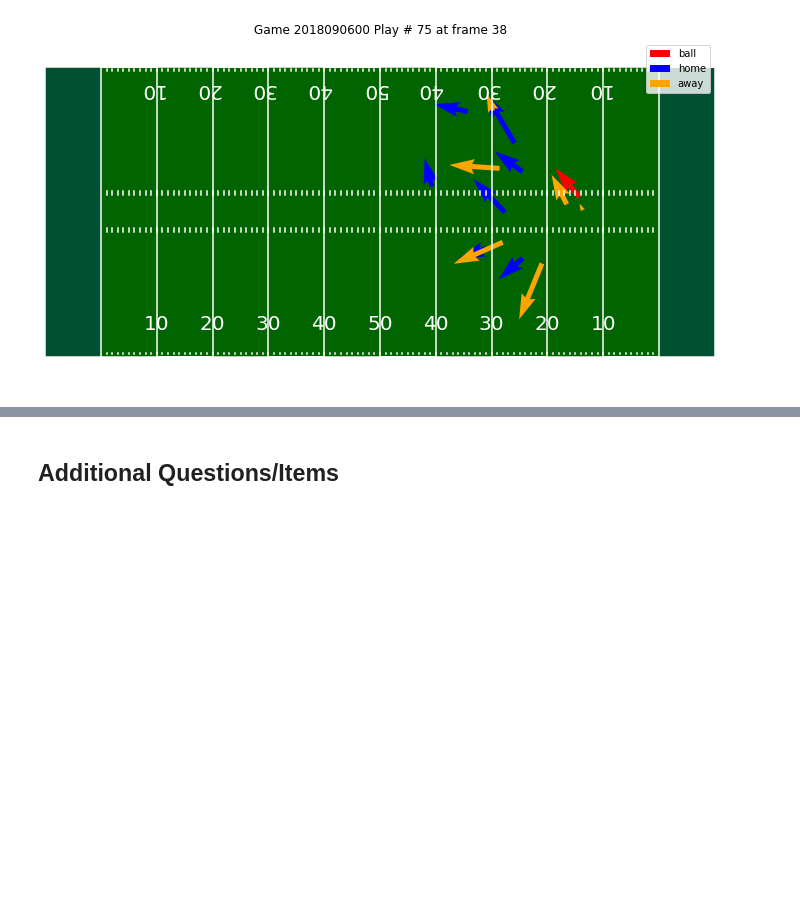
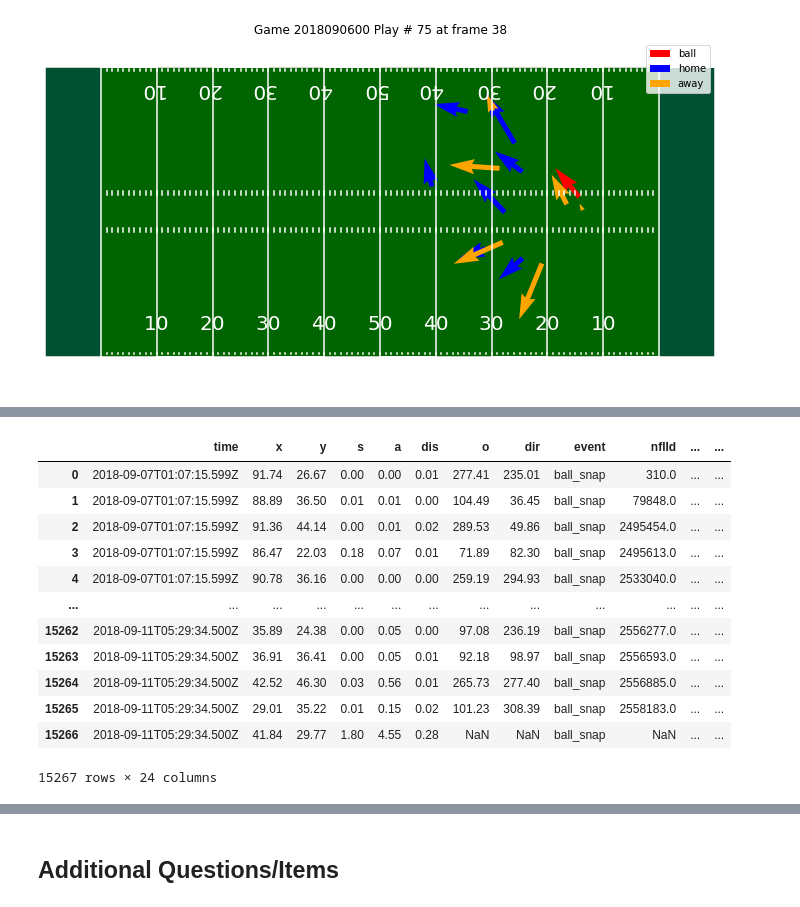
Before and after one commit to martincopello/TheOneWithTouchdowns, a Jupyter notebook: eda.ipynb, the cells around one changed output, grey strips where cells are left out. Saved outputs shown, nothing was run; the diff lists cells and outputs as text; code cells hidden in the pictures; blank space fills up the shorter version.

```diff
--- a/eda.ipynb
+++ b/eda.ipynb
@@ -518,0 +596,3 @@ plot_ff_quiver_plotly(week1, 2018090600, 75, 38)
+# %%
+#We drop our second teams column
+week1.drop('team_qb_pass_forward', axis = 1, inplace = True)
@@ -518,0 +621,2 @@ plot_ff_quiver_plotly(week1, 2018090600, 75, 38)
+# %%
+passing_df = week1[week1['event'].isin(['ball_snap'])]
@@ -518,0 +633,4 @@ plot_ff_quiver_plotly(week1, 2018090600, 75, 38)
+# %%
+outcomes = week1[['event','playId']][week1['event'].isin(['pass_outcome_touchdown', 'pass_outcome_caught', 'pass_outcome_incomplete', 'pass_outcome_interception'])].drop_duplicates()
+# %%
+outcomes.columns = ['outcome', 'playId']
@@ -518,0 +646,16 @@ plot_ff_quiver_plotly(week1, 2018090600, 75, 38)
+# %%
+passing_df.merge(outcomes, on='playId')
+# %% [output]
+|  | time | x | y | s | a | dis | o | dir | event | nflId | ... | ... |
+| 0 | 2018-09-07T01:07:15.599Z | 91.74 | 26.67 | 0.00 | 0.00 | 0.01 | 277.41 | 235.01 | ball_snap | 310.0 | ... | ... |
+| 1 | 2018-09-07T01:07:15.599Z | 88.89 | 36.50 | 0.01 | 0.01 | 0.00 | 104.49 | 36.45 | ball_snap | 79848.0 | ... | ... |
+| 2 | 2018-09-07T01:07:15.599Z | 91.36 | 44.14 | 0.00 | 0.01 | 0.02 | 289.53 | 49.86 | ball_snap | 2495454.0 | ... | ... |
+| 3 | 2018-09-07T01:07:15.599Z | 86.47 | 22.03 | 0.18 | 0.07 | 0.01 | 71.89 | 82.30 | ball_snap | 2495613.0 | ... | ... |
+| 4 | 2018-09-07T01:07:15.599Z | 90.78 | 36.16 | 0.00 | 0.00 | 0.00 | 259.19 | 294.93 | ball_snap | 2533040.0 | ... | ... |
+| ... | ... | ... | ... | ... | ... | ... | ... | ... | ... | ... | ... | ... |
+| 15262 | 2018-09-11T05:29:34.500Z | 35.89 | 24.38 | 0.00 | 0.05 | 0.00 | 97.08 | 236.19 | ball_snap | 2556277.0 | ... | ... |
+| 15263 | 2018-09-11T05:29:34.500Z | 36.91 | 36.41 | 0.00 | 0.05 | 0.01 | 92.18 | 98.97 | ball_snap | 2556593.0 | ... | ... |
+| 15264 | 2018-09-11T05:29:34.500Z | 42.52 | 46.30 | 0.03 | 0.56 | 0.01 | 265.73 | 277.40 | ball_snap | 2556885.0 | ... | ... |
+| 15265 | 2018-09-11T05:29:34.500Z | 29.01 | 35.22 | 0.01 | 0.15 | 0.02 | 101.23 | 308.39 | ball_snap | 2558183.0 | ... | ... |
+| 15266 | 2018-09-11T05:29:34.500Z | 41.84 | 29.77 | 1.80 | 4.55 | 0.28 | NaN | NaN | ball_snap | NaN | ... | ... |
+15267 rows × 24 columns
```
Also changed, not shown: parts of 38 cells of this notebook.
